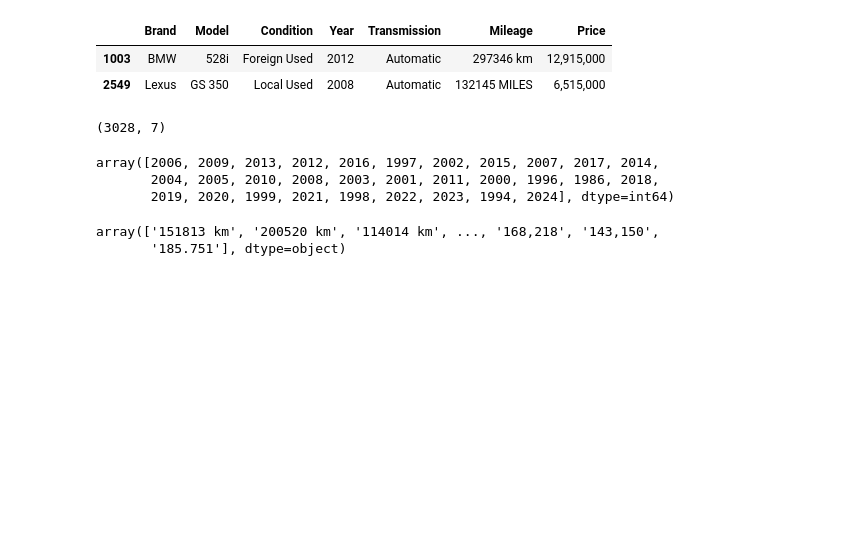
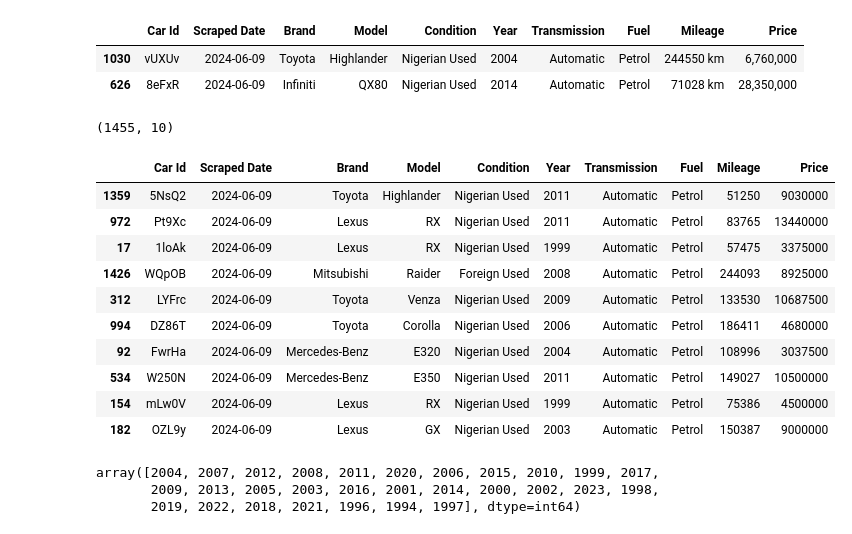
Before and after one commit to thatquams/selenium-scraper, a Jupyter notebook: carbin-price-prediction.ipynb, the cells around one changed output. Cells and saved outputs as stored; diff of their text form; code cells hidden in the pictures; blank space fills up the shorter version.

```diff
--- a/carbin-price-prediction.ipynb
+++ b/carbin-price-prediction.ipynb
@@ -28,28 +31,48 @@ from xgboost import XGBRegressor
 
 simplefilter(action='ignore', category=FutureWarning)
 %matplotlib inline
-# %%
-df = pd.read_json("test.json",lines=True)
-df.sample(2)
-# %% [output]
-|  | Brand | Model | Condition | Year | Transmission | Mileage | Price |
-| 1003 | BMW | 528i | Foreign Used | 2012 | Automatic | 297346 km | 12,915,000 |
-| 2549 | Lexus | GS 350 | Local Used | 2008 | Automatic | 132145 MILES | 6,515,000 |
+# %%
+df = pd.read_csv("scrappedCars.csv").drop(["Unnamed: 0","Colour"], axis=1)
+df.sample(2)
+# %% [output]
+|  | Car Id | Scraped Date | Brand | Model | Condition | Year | Transmission | Fuel | Mileage | Price |
+| 1030 | vUXUv | 2024-06-09 | Toyota | Highlander | Nigerian Used | 2004 | Automatic | Petrol | 244550 km | 6,760,000 |
+| 626 | 8eFxR | 2024-06-09 | Infiniti | QX80 | Nigerian Used | 2014 | Automatic | Petrol | 71028 km | 28,350,000 |
 # %%
 df.shape
 # %% [output]
-(3028, 7)
+(1455, 10)
+# %%
+# "Nigerian Used is also the same as Local Used"
+df["Condition"] = df["Condition"].apply(lambda x : x.replace("Local Used","Nigerian Used"))
+
+# # lambda function to convert kilometer to meter
+df["Mileage"] = df["Mileage"].apply(lambda x: round(float(x.replace(",", "").strip(" MILES").split()[0])/1.609344)
+                                    if len(x.split()) > 1 and (x.split()[1] == "KM") | (x.split()[1] == "km")
+                                    else int(float(x.replace(",", "").strip(" MILES"))))
+
+# clean prices
+df["Price"] = df["Price"].apply(lambda x: int(x.replace(",","")))
+# %%
+df.sample(10)
+# %% [output]
+|  | Car Id | Scraped Date | Brand | Model | Condition | Year | Transmission | Fuel | Mileage | Price |
+| 1359 | 5NsQ2 | 2024-06-09 | Toyota | Highlander | Nigerian Used | 2011 | Automatic | Petrol | 51250 | 9030000 |
+| 972 | Pt9Xc | 2024-06-09 | Lexus | RX | Nigerian Used | 2011 | Automatic | Petrol | 83765 | 13440000 |
+| 17 | 1loAk | 2024-06-09 | Lexus | RX | Nigerian Used | 1999 | Automatic | Petrol | 57475 | 3375000 |
+| 1426 | WQpOB | 2024-06-09 | Mitsubishi | Raider | Foreign Used | 2008 | Automatic | Petrol | 244093 | 8925000 |
+| 312 | LYFrc | 2024-06-09 | Toyota | Venza | Nigerian Used | 2009 | Automatic | Petrol | 133530 | 10687500 |
+| 994 | DZ86T | 2024-06-09 | Toyota | Corolla | Nigerian Used | 2006 | Automatic | Petrol | 186411 | 4680000 |
+| 92 | FwrHa | 2024-06-09 | Mercedes-Benz | E320 | Nigerian Used | 2004 | Automatic | Petrol | 108996 | 3037500 |
+| 534 | W250N | 2024-06-09 | Mercedes-Benz | E350 | Nigerian Used | 2011 | Automatic | Petrol | 149027 | 10500000 |
+| 154 | mLw0V | 2024-06-09 | Lexus | RX | Nigerian Used | 1999 | Automatic | Petrol | 75386 | 4500000 |
+| 182 | OZL9y | 2024-06-09 | Lexus | GX | Nigerian Used | 2003 | Automatic | Petrol | 150387 | 9000000 |
 # %%
 df["Year"].unique()
 # %% [output]
-array([2006, 2009, 2013, 2012, 2016, 1997, 2002, 2015, 2007, 2017, 2014,
-       2004, 2005, 2010, 2008, 2003, 2001, 2011, 2000, 1996, 1986, 2018,
-       2019, 2020, 1999, 2021, 1998, 2022, 2023, 1994, 2024], dtype=int64)
+array([2004, 2007, 2012, 2008, 2011, 2020, 2006, 2015, 2010, 1999, 2017,
+       2009, 2013, 2005, 2003, 2016, 2001, 2014, 2000, 2002, 2023, 1998,
+       2019, 2022, 2018, 2021, 1996, 1994, 1997], dtype=int64)
-# %%
-df["Mileage"].unique()
-# %% [output]
-array(['151813 km', '200520 km', '114014 km', ..., '168,218', '143,150',
-       '185.751'], dtype=object)
 # %%
 print(f" Data Dimension : {df.shape}\n")
 # %% [output]
```
Also changed, not shown: parts of 46 cells of this notebook, 6 other files.
